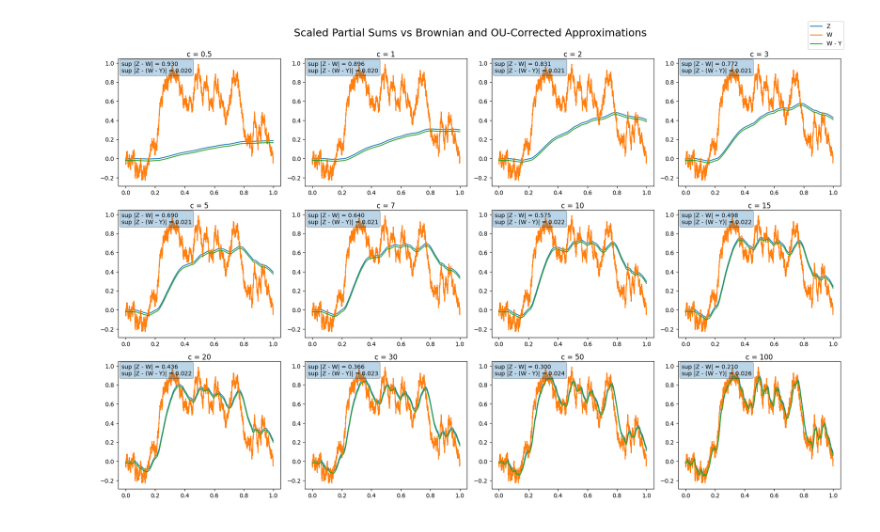
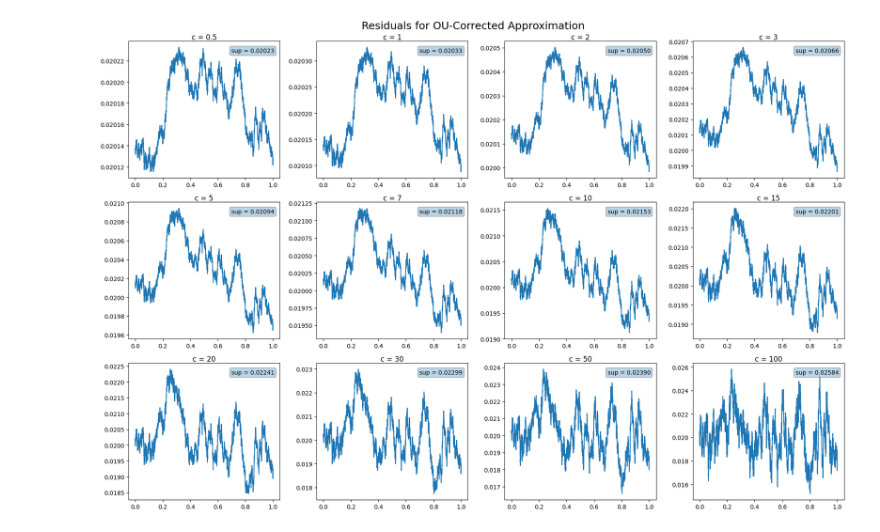
Before and after one commit to Shinyhunter95/Masters-Project, a Jupyter notebook: AR(1).ipynb, the cells around one changed output. Cells and saved outputs as stored; diff of their text form; code cells hidden in the pictures.

```diff
--- a/AR(1).ipynb
+++ b/AR(1).ipynb
@@ -209,7 +255,7 @@ t = np.linspace(0, 1, N)
 
 rng = np.random.default_rng(12345)
 
-# Use the SAME innovations for every c
+# Same innovations for all c
 eps = rng.standard_normal(N)
 
 # ---------------------------------
@@ -231,7 +277,7 @@ for idx, c in enumerate(c_values):
     rho = 1 - c / N
 
     # ---------------------------------
-    # AR(1) process
+    # AR(1)
     # ---------------------------------
 
     U = np.zeros(N)
@@ -263,57 +309,49 @@ for idx, c in enumerate(c_values):
 
     OU_term = np.zeros(N)
 
     for k in range(1, N):
         OU_term[k] = alpha * OU_term[k-1] + dW[k]
 
     W_corr = W - OU_term
 
     # ---------------------------------
-    # Errors
+    # Residual
     # ---------------------------------
 
-    err_BM = np.max(np.abs(Z - W))
+    residual = Z - W_corr
 
-    err_corr = np.max(np.abs(Z - W_corr))
+    sup_residual = np.max(np.abs(residual))
 
     # ---------------------------------
     # Plot
     # ---------------------------------
 
     ax = axes[idx]
 
     fig.suptitle(
-        'Scaled Partial Sums vs Brownian and OU-Corrected Approximations',
-        fontsize=18, y=.95)
+    'Residuals for OU-Corrected Approximation',
+    fontsize=18
+)
+    ax.plot(t, residual)
 
-    ax.plot(t, Z, label='Z')
-    ax.plot(t, W, label='W')
-    ax.plot(t, W_corr, label='W - Y')
+    # Put text INSIDE the plot
+    ax.text(
+        0.68,                # x-position in axes coords
+        0.95,                # y-position in axes coords
+        f'sup = {sup_residual:.5f}',
+        transform=ax.transAxes,
+        verticalalignment='top',
+        bbox=dict(boxstyle='round', alpha=0.3)
+    )
 
     ax.set_title(f'c = {c}', pad=1)
 
-    ax.text(
-        0.02,
-        0.98,
-        (
-            f'sup |Z - W| = {err_BM:.3f}\n'
-            f'sup |Z - (W - Y)| = {err_corr:.3f}'
-       ),
-       transform=ax.transAxes,
-       verticalalignment='top',
-       bbox=dict(boxstyle='round', alpha=0.3)
-    )
-
 # ---------------------------------
-# Shared legend
+# Layout
 # ---------------------------------
 
-handles, labels = axes[0].get_legend_handles_labels()
-
-fig.legend(handles, labels, loc='upper right', ncol=1, bbox_to_anchor=(1, 0.97))
-
-plt.tight_layout(rect=[0, 0, 1, 0.95])
+plt.tight_layout()
 
 plt.show()
 # %% [output]
-[figure, old version]
+[figure, new version]
```
Also changed, not shown: parts of 3 cells of this notebook.
